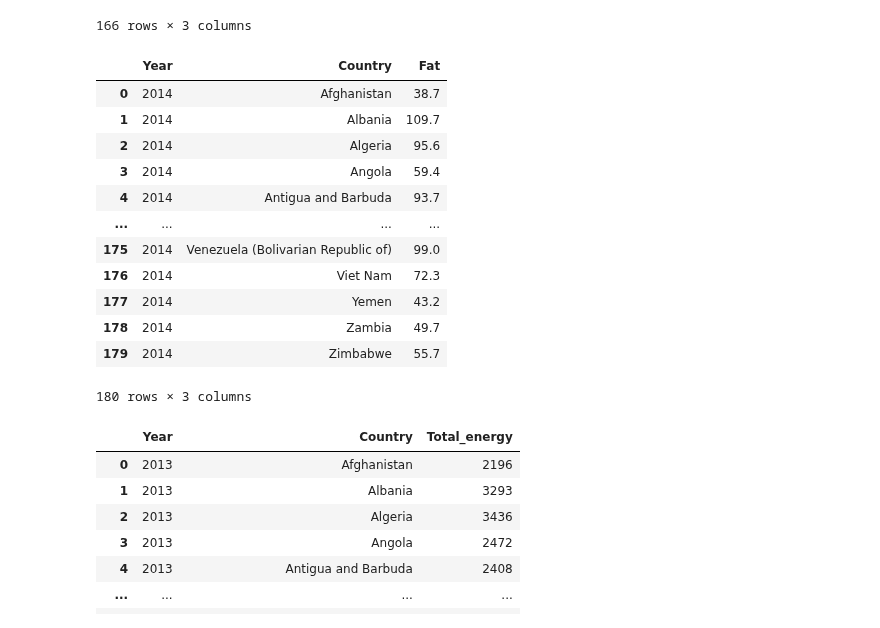
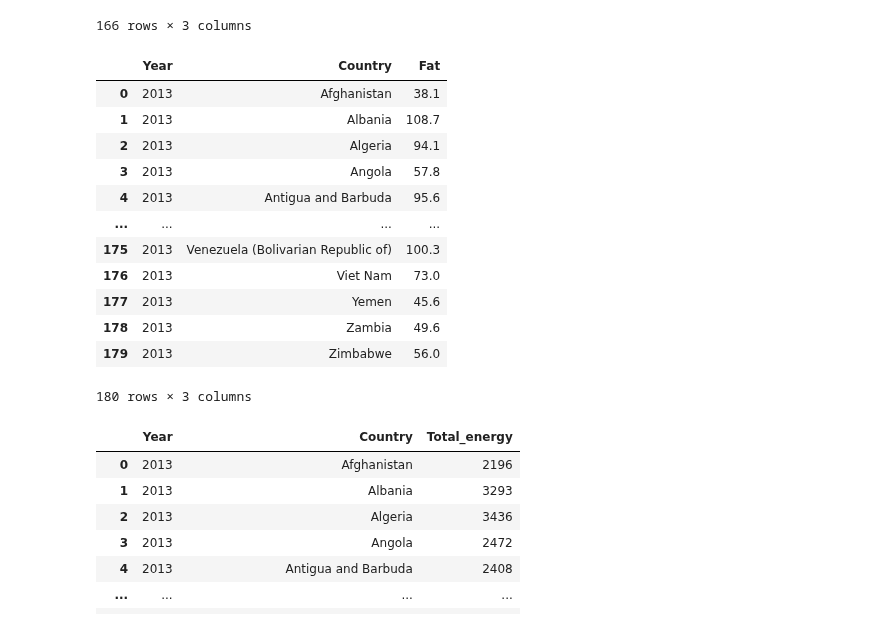
Before and after one commit to tanjoash/2D_data_driven_world, a Jupyter notebook: 2dwork/2D DDW.ipynb, the cells around one changed output. Saved outputs shown, nothing was run; the diff lists cells and outputs as text; code cells hidden in the pictures.

```diff
--- a/2dwork/2D DDW.ipynb
+++ b/2dwork/2D DDW.ipynb
@@ -929,31 +929,31 @@ dfyears_protein
 # %%
 # extract values only when item is fat
 dfyears_fat = dfyears_f_p[(dfyears_f_p["Item"] == "Fat")]
 # extract values for the specified year
-dfyears_fat = dfyears_fat[(dfyears_fat["Year"]==2014)]
+dfyears_fat = dfyears_fat[(dfyears_fat["Year"]==2013)]
 # extract year, country and food supply
 dfyears_fat = dfyears_fat[["Year", "Country", "Value"]]
 # rename "Value" column
 dfyears_fat = dfyears_fat.rename(columns = {"Value": "Fat"})
 # drop rows with no value (NaN)
 dfyears_fat = dfyears_fat.dropna()
 # set index from 0
 dfyears_fat = dfyears_fat.reset_index(drop=True)
 # print dataframe
 dfyears_fat
 # %% [output]
 |  | Year | Country | Fat |
-| 0 | 2014 | Afghanistan | 38.7 |
-| 1 | 2014 | Albania | 109.7 |
-| 2 | 2014 | Algeria | 95.6 |
-| 3 | 2014 | Angola | 59.4 |
-| 4 | 2014 | Antigua and Barbuda | 93.7 |
+| 0 | 2013 | Afghanistan | 38.1 |
+| 1 | 2013 | Albania | 108.7 |
+| 2 | 2013 | Algeria | 94.1 |
+| 3 | 2013 | Angola | 57.8 |
+| 4 | 2013 | Antigua and Barbuda | 95.6 |
 | ... | ... | ... | ... |
-| 175 | 2014 | Venezuela (Bolivarian Republic of) | 99.0 |
-| 176 | 2014 | Viet Nam | 72.3 |
-| 177 | 2014 | Yemen | 43.2 |
-| 178 | 2014 | Zambia | 49.7 |
-| 179 | 2014 | Zimbabwe | 55.7 |
+| 175 | 2013 | Venezuela (Bolivarian Republic of) | 100.3 |
+| 176 | 2013 | Viet Nam | 73.0 |
+| 177 | 2013 | Yemen | 45.6 |
+| 178 | 2013 | Zambia | 49.6 |
+| 179 | 2013 | Zimbabwe | 56.0 |
 180 rows × 3 columns
 # %%
 df_fat_countries = dfyears_fat.Country.unique()
```
Also changed, not shown: parts of 19 cells of this notebook, 8 other files.
